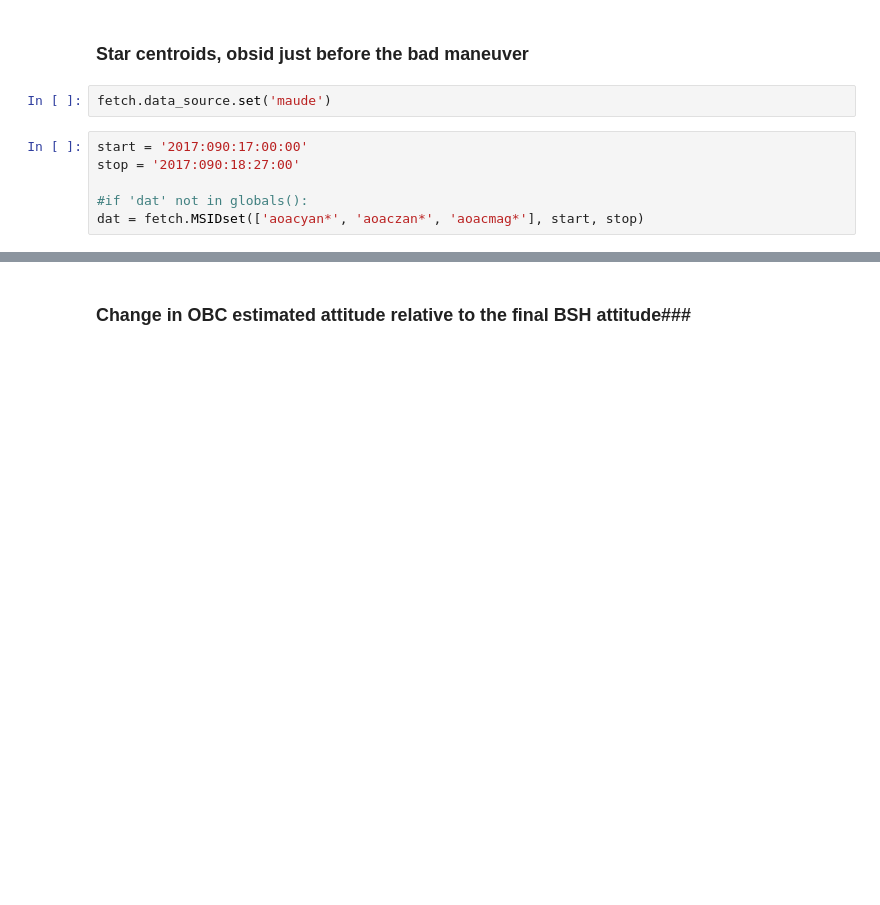
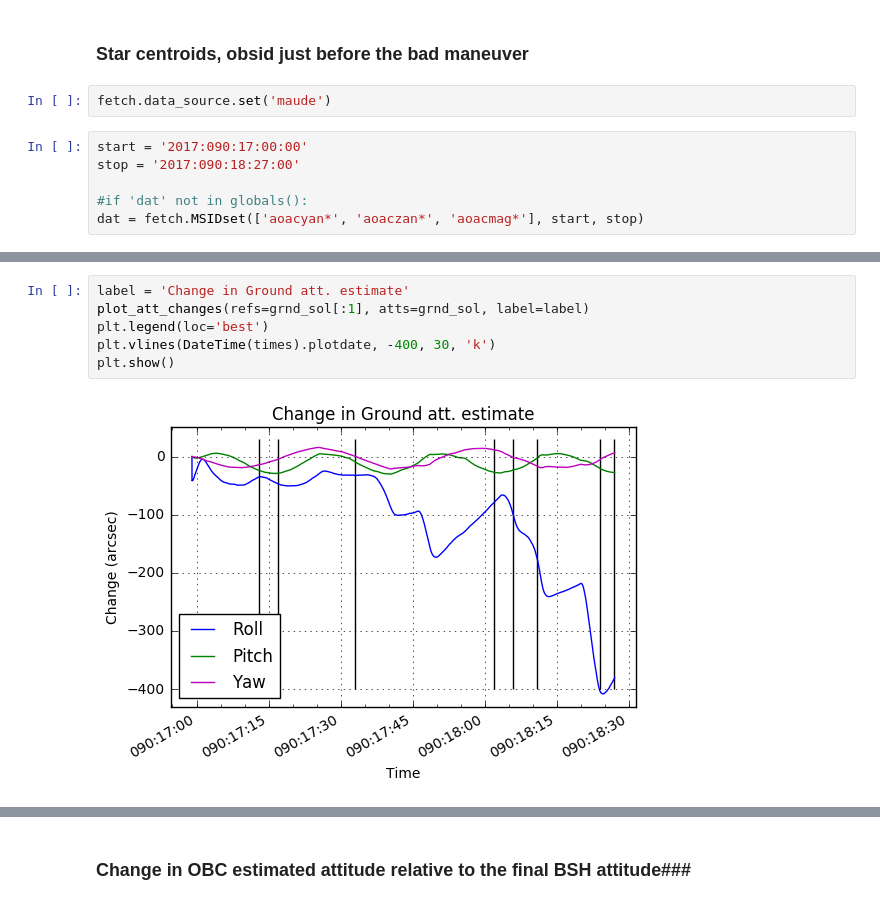
Before and after one commit to malgosias/bsh_2017_090, a Jupyter notebook: bsh_2017_090.ipynb, the cells around one changed output, grey strips where cells are left out. Saved outputs shown, nothing was run; the diff lists cells and outputs as text; blank space fills up the shorter version.

```diff
--- a/bsh_2017_090.ipynb
+++ b/bsh_2017_090.ipynb
@@ -201,3 +121,11 @@ quats = [qt1, qt2, qt3, qt4, qt5, qt6]
+# %%
+label = 'Change in Ground att. estimate'
+plot_att_changes(refs=grnd_sol[:1], atts=grnd_sol, label=label)
+plt.legend(loc='best')
+plt.vlines(DateTime(times).plotdate, -400, 30, 'k')
+plt.show()
+# %% [output]
+[figure, added]
 # %%
 #OBSID: 18983  IGR J16120-3543        ACIS-I SIM Z offset:0     (0.00mm) Grating: NONE
 #RA, Dec, Roll (deg):   242.979061   -35.773101    69.916905
```
Also changed, not shown: parts of 26 cells of this notebook.
